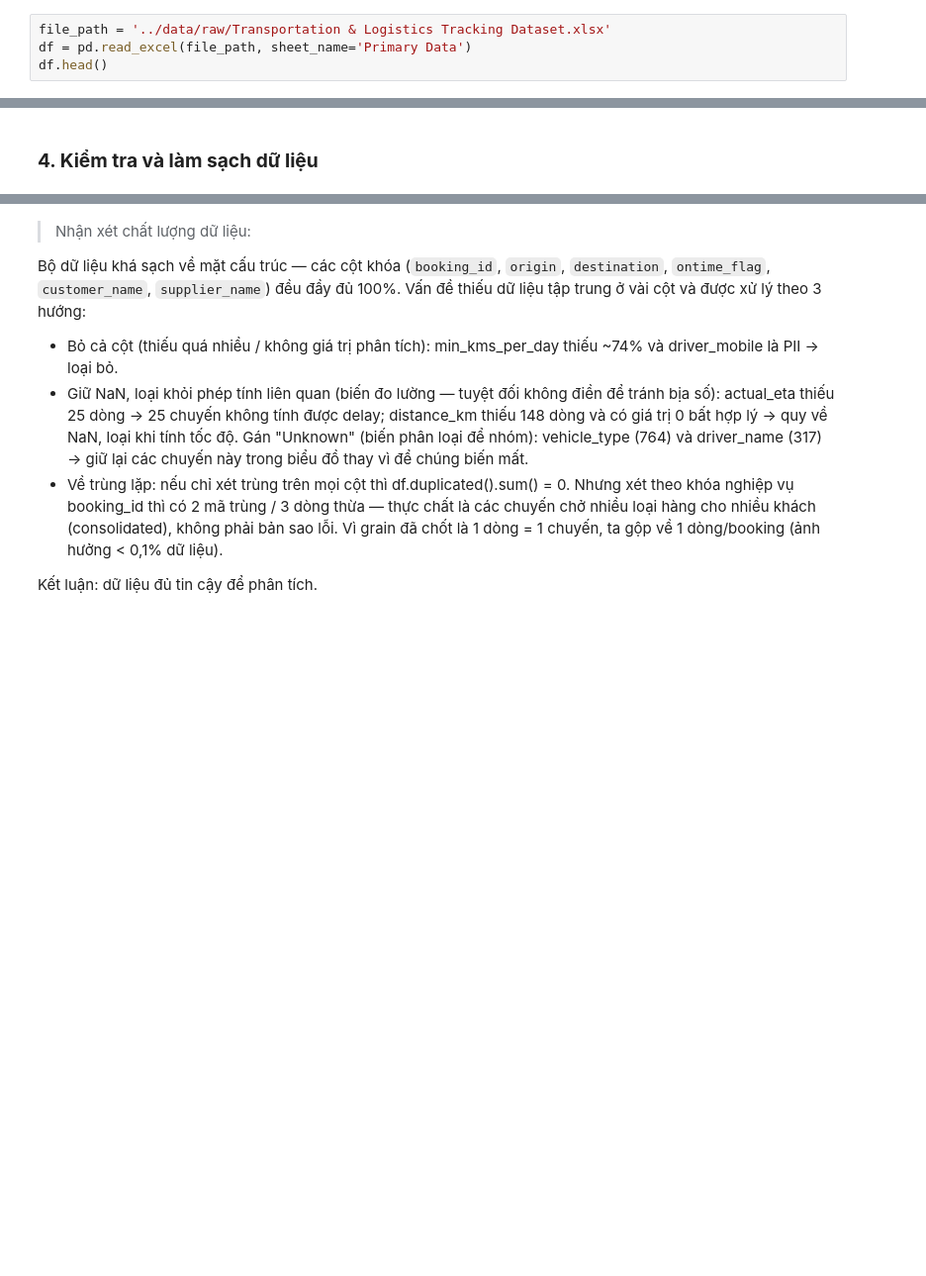
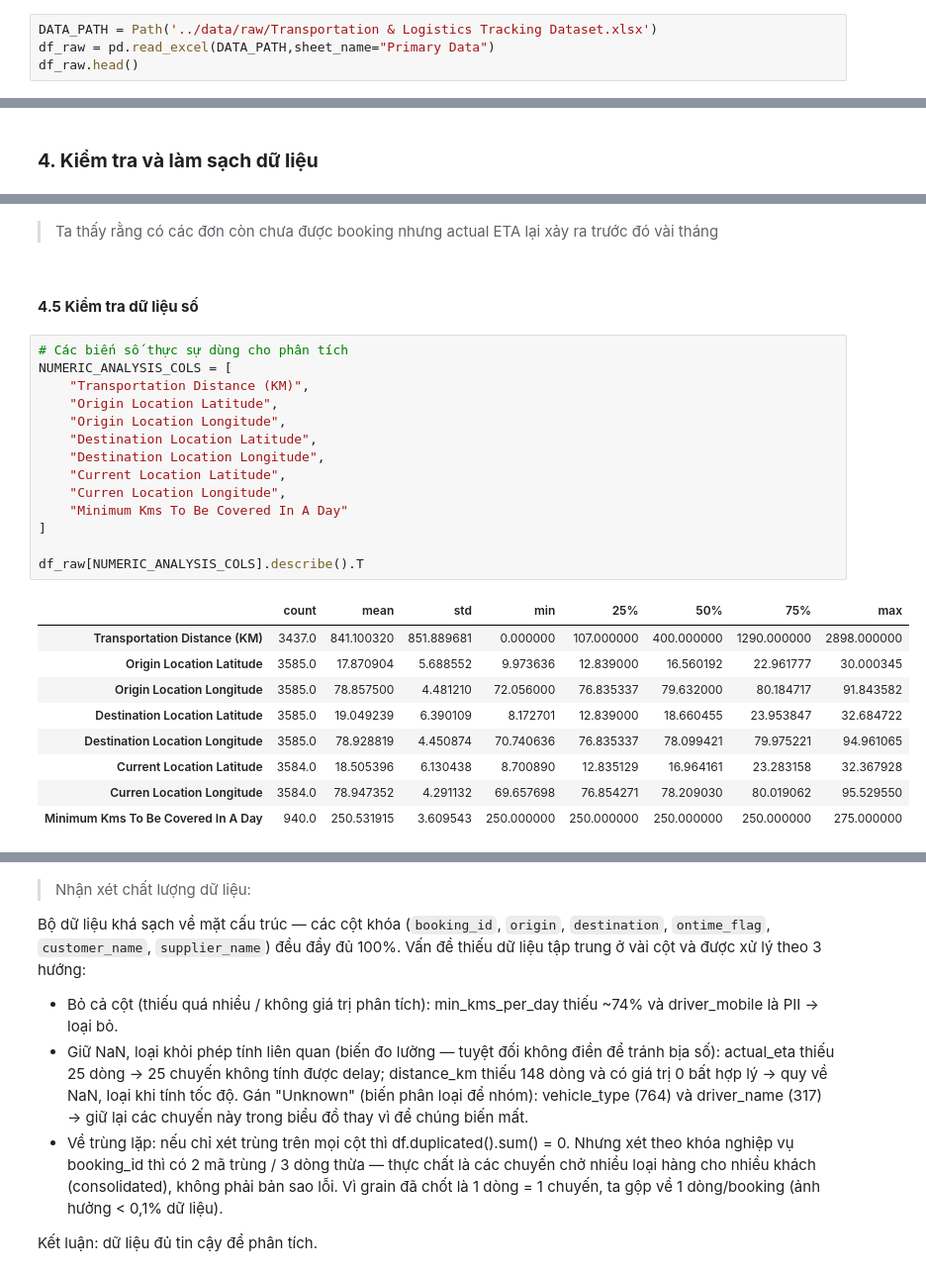
Before and after one commit to ChiBao-v/logistics-delivery-performance-analysis, a Jupyter notebook: python/EDA.ipynb, the cells around one changed output, grey strips where cells are left out. Shown at 99% size. Drawn from its saved outputs; the diff is of its cells as text; blank space fills up the shorter version.

Commit message:
EDA dữ liệu

```diff
--- a/python/EDA.ipynb
+++ b/python/EDA.ipynb
@@ -68,9 +69,9 @@ import re
 # %% [markdown]
 ### __3. Tổng quan dữ liệu__
 # %%
-file_path = '../data/raw/Transportation & Logistics Tracking Dataset.xlsx'
-df = pd.read_excel(file_path, sheet_name='Primary Data')
-df.head()
+DATA_PATH = Path('../data/raw/Transportation & Logistics Tracking Dataset.xlsx')
+df_raw = pd.read_excel(DATA_PATH,sheet_name="Primary Data")
+df_raw.head()
 # %% [output]
 |  | Gps Provider | Booking ID | Shipment Type | Booking Date | Vehicle Registration | Origin Location | ... |
 | 0 | Consent Track | AEIBK2027469 | Regular | 2020-08-26 12:03:46.000 | MH14GD9464 | Shive, Pune, Maharashtra | ... |
@@ -148,0 +473,28 @@ np.int64(0)
+# %% [markdown]
+>Ta thấy rằng có các đơn còn chưa được booking nhưng actual ETA lại xảy ra trước đó vài tháng
+# %% [markdown]
+#### __4.5 Kiểm tra dữ liệu số__
+# %%
+# Các biến số thực sự dùng cho phân tích
+NUMERIC_ANALYSIS_COLS = [
+    "Transportation Distance (KM)",
+    "Origin Location Latitude",
+    "Origin Location Longitude",
+    "Destination Location Latitude",
+    "Destination Location Longitude",
+    "Current Location Latitude",
+    "Curren Location Longitude",
+    "Minimum Kms To Be Covered In A Day"
+]
+
+df_raw[NUMERIC_ANALYSIS_COLS].describe().T
+# %% [output]
+|  | count | mean | std | min | 25% | 50% | 75% | max |
+| Transportation Distance (KM) | 3437.0 | 841.100320 | 851.889681 | 0.000000 | 107.000000 | 400.000000 | 1290.000000 | 2898.000000 |
+| Origin Location Latitude | 3585.0 | 17.870904 | 5.688552 | 9.973636 | 12.839000 | 16.560192 | 22.961777 | 30.000345 |
+| Origin Location Longitude | 3585.0 | 78.857500 | 4.481210 | 72.056000 | 76.835337 | 79.632000 | 80.184717 | 91.843582 |
+| Destination Location Latitude | 3585.0 | 19.049239 | 6.390109 | 8.172701 | 12.839000 | 18.660455 | 23.953847 | 32.684722 |
+| Destination Location Longitude | 3585.0 | 78.928819 | 4.450874 | 70.740636 | 76.835337 | 78.099421 | 79.975221 | 94.961065 |
+| Current Location Latitude | 3584.0 | 18.505396 | 6.130438 | 8.700890 | 12.835129 | 16.964161 | 23.283158 | 32.367928 |
+| Curren Location Longitude | 3584.0 | 78.947352 | 4.291132 | 69.657698 | 76.854271 | 78.209030 | 80.019062 | 95.529550 |
+| Minimum Kms To Be Covered In A Day | 940.0 | 250.531915 | 3.609543 | 250.000000 | 250.000000 | 250.000000 | 250.000000 | 275.000000 |
```
Also changed, not shown: parts of 49 cells of this notebook.
